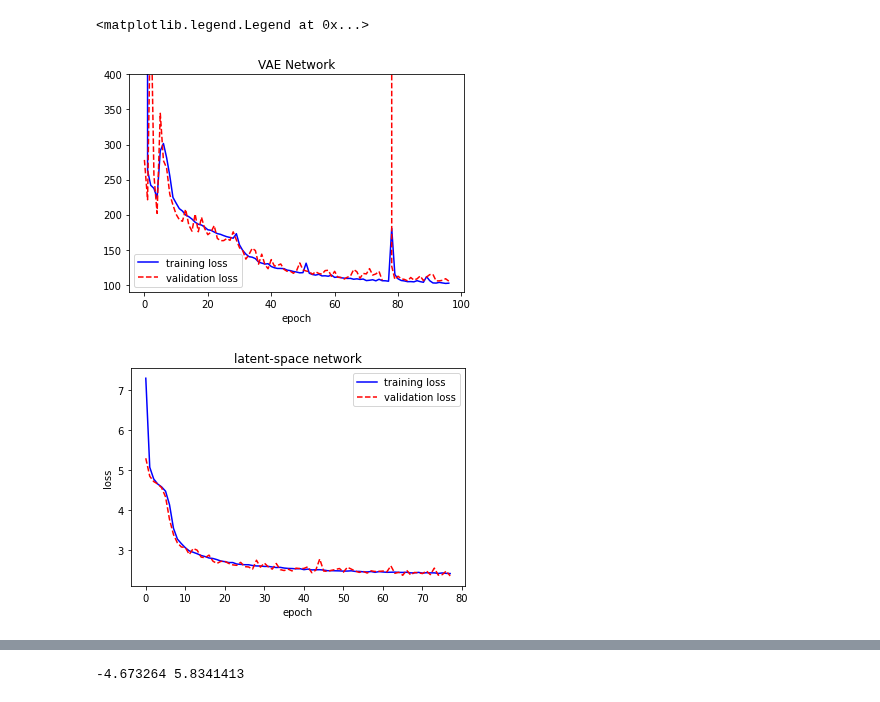
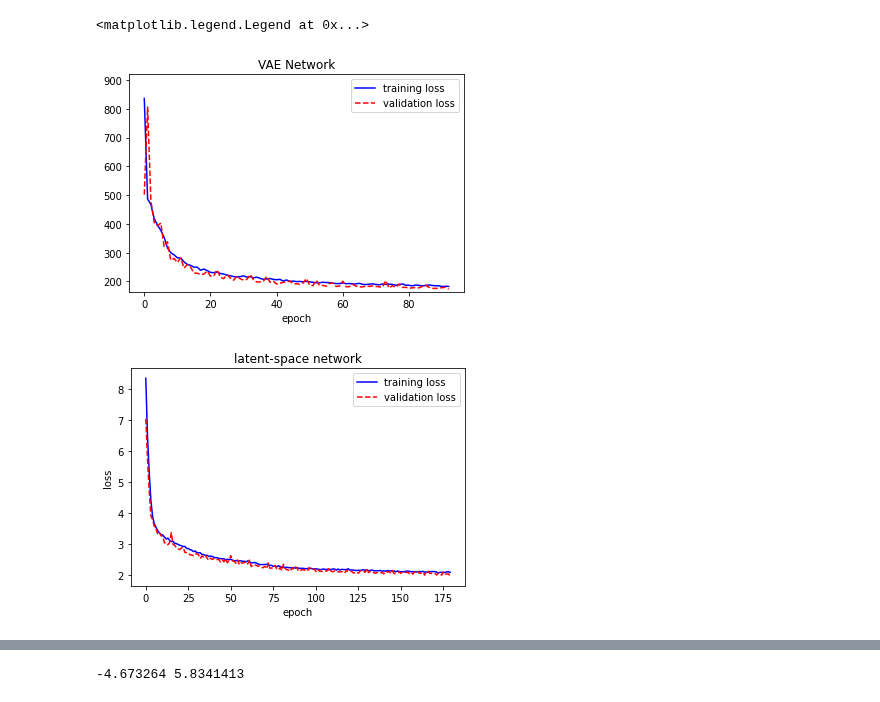
Before and after one commit to jadamo/CovNet, a Jupyter notebook: notebooks/Test-Network.ipynb, the cells around one changed output, grey strips where cells are left out. Saved outputs shown, nothing was run; the diff lists cells and outputs as text; code cells hidden in the pictures.

```diff
--- a/notebooks/Test-Network.ipynb
+++ b/notebooks/Test-Network.ipynb
@@ -167,8 +167,8 @@ net_2.load_state_dict(torch.load(net_dir_1+'network-latent.params'))
 Cov_Emulator_1 = CovNet.CovNet(net_dir_1, 50, True, train_nuisance)
 # %%
 # visualize the training and validation loss
-net_dir = "/home/joeadamo/Research/CovNet/emulators/ngc_z3/marg-cholesky-float/"
-#net_dir = net_dir_1
+#net_dir = "/home/joeadamo/Research/CovNet/emulators/ngc_z3/marg-cholesky-float/"
+net_dir = net_dir_1
 train_loss = torch.load(net_dir+"train_loss.dat")
 valid_loss = torch.load(net_dir+"valid_loss.dat")
 train_loss_f = torch.load(net_dir+"train_loss-latent.dat")
@@ -183,7 +183,7 @@ plt.plot(epoch, train_loss[(train_loss != 0)], color="blue", label="training los
 plt.plot(epoch, valid_loss[(valid_loss != 0)], color="red", ls="--", label="validation loss")
 plt.xlabel("epoch")
 plt.ylim(torch.min(train_loss[(train_loss != 0)])*0.9, train_loss[0]*1.1)
-plt.ylim(90, 400)
+#plt.ylim(90, 400)
 #plt.yscale("log")
 plt.legend()
 
@@ -202,6 +202,6 @@ final Latent network validation loss = 2.358
 <matplotlib.legend.Legend at 0x...>
-[figure, old version]
+[figure, new version]
-[figure, old version]
+[figure, new version]
 # %%
 # try to visualize the latent feature space
 features_encoder = torch.zeros(N_test, 6, device=CovNet.try_gpu())
```
Also changed, not shown: parts of 16 cells of this notebook, 4 other files.
